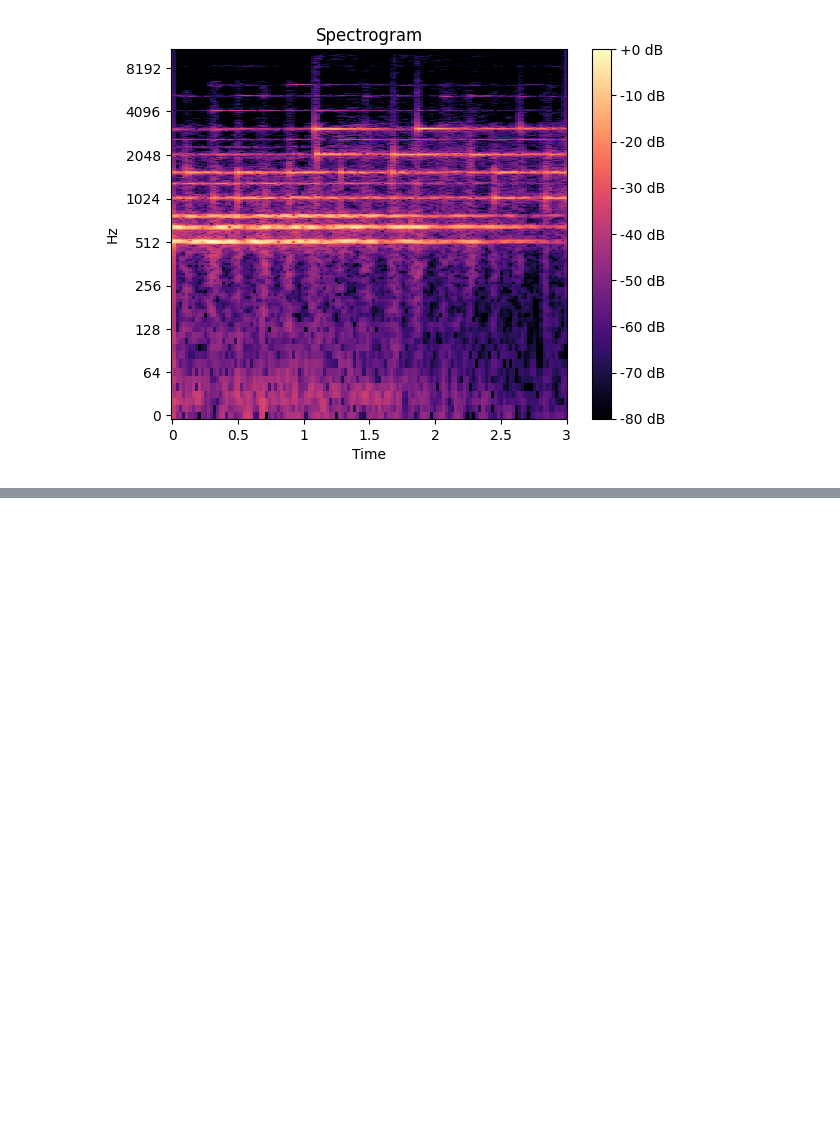
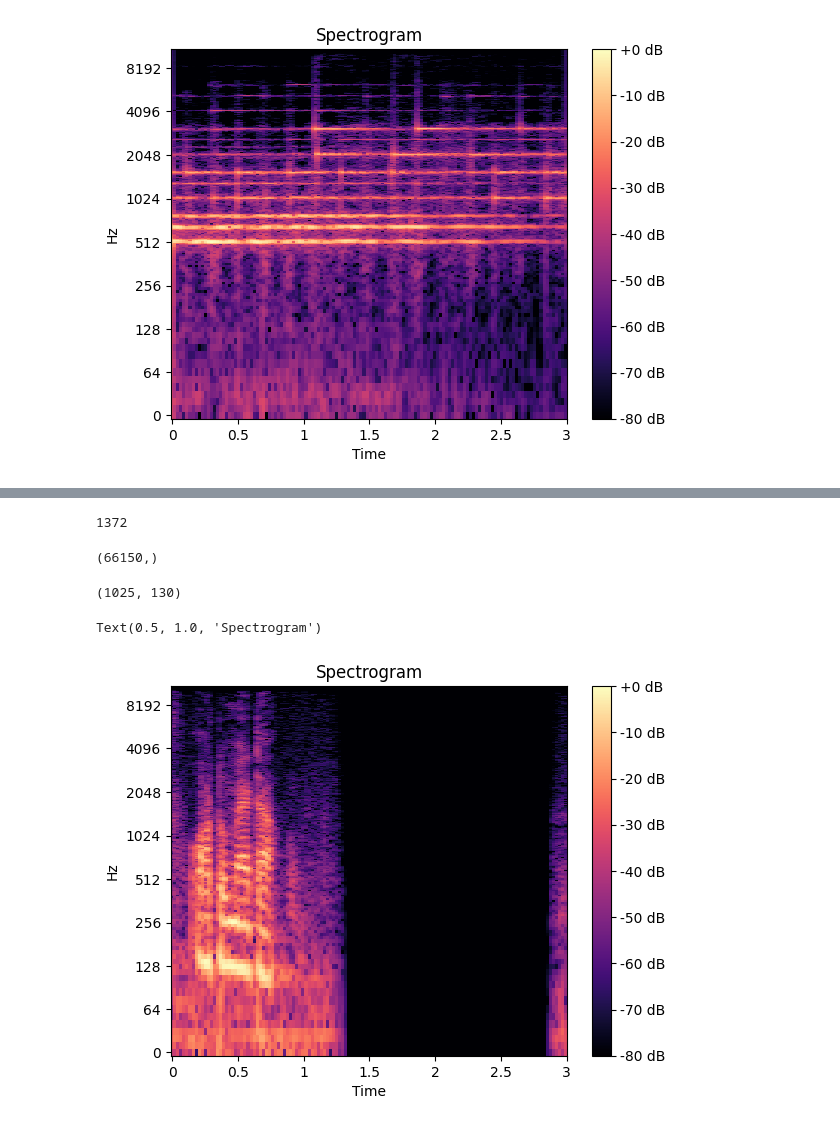
Before and after one commit to ProValarous/Lip2Urdu, a Jupyter notebook: audio_preprocess.ipynb, the cells around one changed output, grey strips where cells are left out. Cells and saved outputs as stored; diff of their text form; code cells hidden in the pictures; blank space fills up the shorter version.

```diff
--- a/audio_preprocess.ipynb
+++ b/audio_preprocess.ipynb
@@ -84,0 +61,17 @@ def multiple_video2frames( video_path, output_path ):
+# %%
+def seg_sorter(seg: str):
+    splitted = seg.split('.')
+    return int(splitted[0][4:])
+# %%
+data_arr = []
+path = os.listdir(save_path)
+#print(path)
+path.sort(key=seg_sorter)
+#print(path)
+for file in path:
+    seg_arr = []
+    print(file)
+    seg_file_temp = os.path.join(save_path,file)
+    audio_seg_temp = librosa.load(seg_file_temp)
+    data_arr.append(audio_seg_temp)
+    print(seg_file_temp)
@@ -84,0 +96,19 @@ def multiple_video2frames( video_path, output_path ):
+# %%
+print(len(data_arr))
+# %% [output]
+1372
+# %%
+print(data_arr[0][0].shape)
+# %% [output]
+(66150,)
+# %%
+spec = np.abs(librosa.stft(data_arr[11][0], hop_length=512))
+spec = librosa.amplitude_to_db(spec, ref=np.max)
+print(spec.shape)
+librosa.display.specshow(spec, sr=22050, x_axis='time', y_axis='log')
+plt.colorbar(format='%+2.0f dB')
+plt.title('Spectrogram')
+# %% [output]
+(1025, 130)
+Text(0.5, 1.0, 'Spectrogram')
+[figure, added]
```
Also changed, not shown: parts of 9 cells of this notebook, 3 other files.
